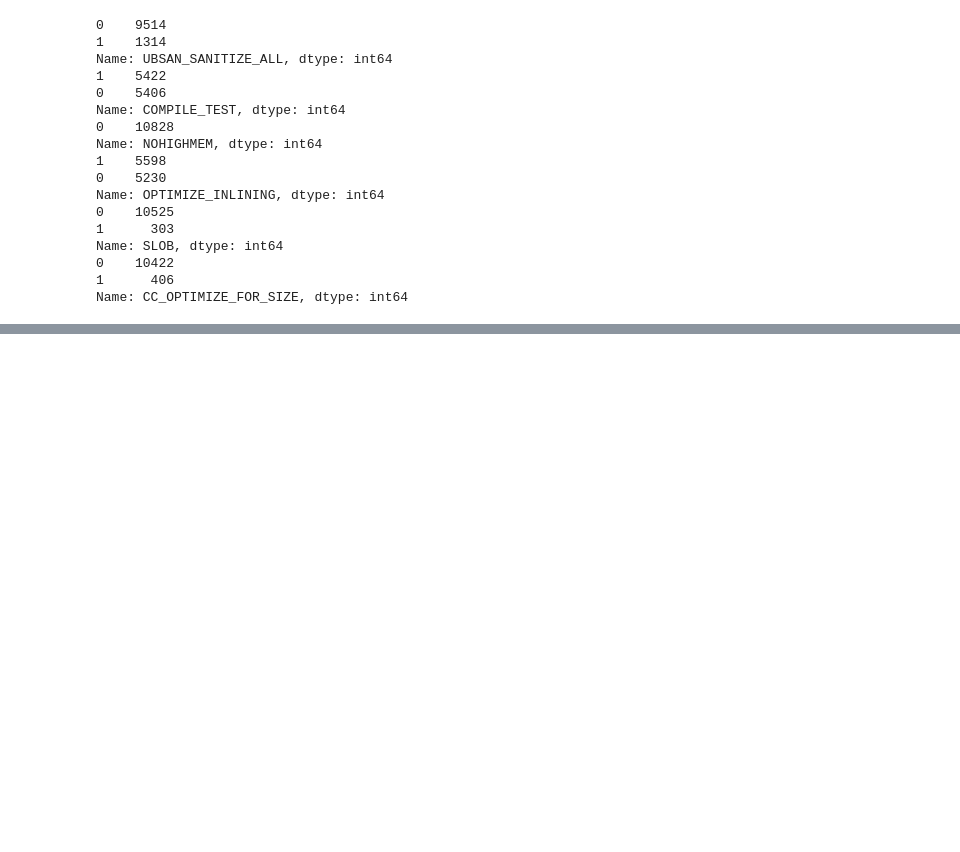
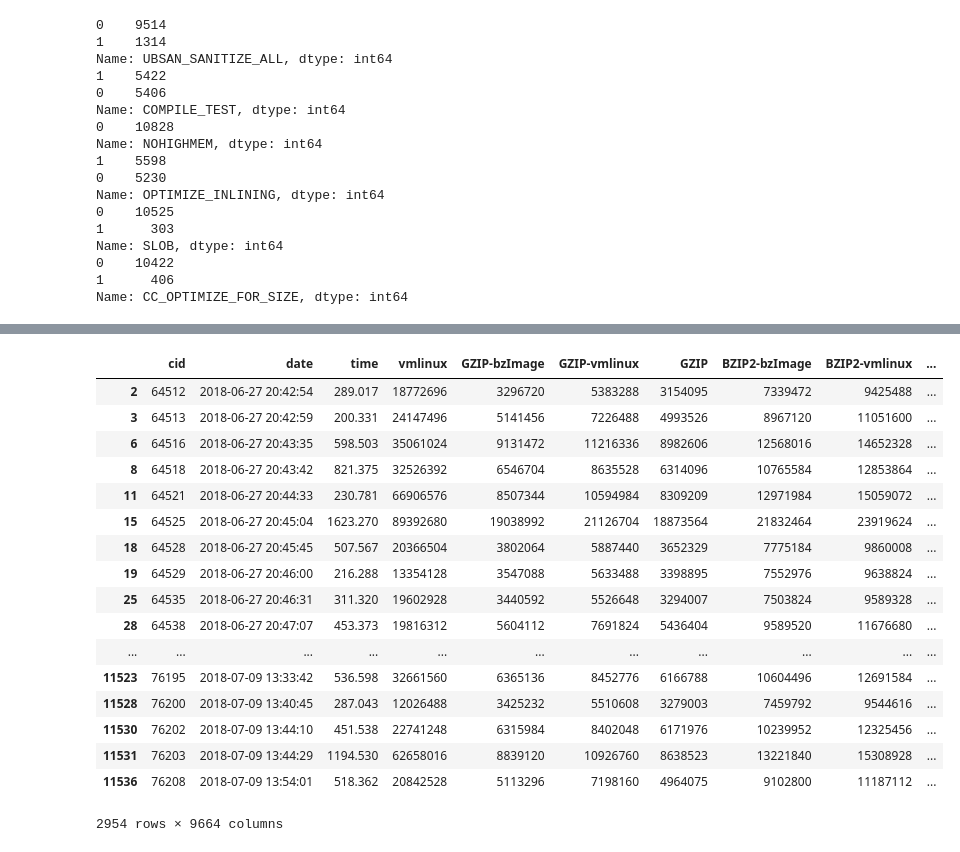
Before and after one commit to garandria/ProjetIrma, a Jupyter notebook: csv_kernels/TUXML-basic.ipynb, the cells around one changed output, grey strips where cells are left out. Saved outputs shown, nothing was run; the diff lists cells and outputs as text; code cells hidden in the pictures; blank space fills up the shorter version.

```diff
--- a/csv_kernels/TUXML-basic.ipynb
+++ b/csv_kernels/TUXML-basic.ipynb
@@ -802,3 +812,27 @@ size_methods = ["vmlinux", "GZIP-bzImage", "GZIP-vmlinux", "GZIP", "BZIP2-bzImag
 #rawtuxdata[rawtuxdata['vmlinux'] == 1168072]#['MODULES']
 # %%
 #tuxdata_dummy2.shape, tuxdata.shape
+# %%
+rawtuxdata[(rawtuxdata['DEBUG_INFO'] == 'n') & (rawtuxdata['GCOV_PROFILE_ALL'] == 'n') & (rawtuxdata['KASAN'] == 'n') & (rawtuxdata['MODULES'] == 'y')]
+#rawtuxdata[(rawtuxdata['MODULES'] == 'y')]['vmlinux'].describe(), rawtuxdata[(rawtuxdata['MODULES'] == 'n')]['vmlinux'].describe()
+#rawtuxdata[(rawtuxdata['UBSAN_SANITIZE_ALL'] == 'y')]
+# [['cid', 'CC_OPTIMIZE_FOR_SIZE', 'DEBUG_INFO_DWARF4', 'KASAN', 'UBSAN_ALIGNMENT', 'X86_NEED_RELOCS', 'RANDOMIZE_BASE', 'GCOV_PROFILE_ALL', 'UBSAN_SANITIZE_ALL', 'DEBUG_INFO', 'MODULES', 'DEBUG_INFO_REDUCED', 'DEBUG_INFO_SPLIT']]
+# %% [output]
+|  | cid | date | time | vmlinux | GZIP-bzImage | GZIP-vmlinux | GZIP | BZIP2-bzImage | BZIP2-vmlinux | ... |
+| 2 | 64512 | 2018-06-27 20:42:54 | 289.017 | 18772696 | 3296720 | 5383288 | 3154095 | 7339472 | 9425488 | ... |
+| 3 | 64513 | 2018-06-27 20:42:59 | 200.331 | 24147496 | 5141456 | 7226488 | 4993526 | 8967120 | 11051600 | ... |
+| 6 | 64516 | 2018-06-27 20:43:35 | 598.503 | 35061024 | 9131472 | 11216336 | 8982606 | 12568016 | 14652328 | ... |
+| 8 | 64518 | 2018-06-27 20:43:42 | 821.375 | 32526392 | 6546704 | 8635528 | 6314096 | 10765584 | 12853864 | ... |
+| 11 | 64521 | 2018-06-27 20:44:33 | 230.781 | 66906576 | 8507344 | 10594984 | 8309209 | 12971984 | 15059072 | ... |
+| 15 | 64525 | 2018-06-27 20:45:04 | 1623.270 | 89392680 | 19038992 | 21126704 | 18873564 | 21832464 | 23919624 | ... |
+| 18 | 64528 | 2018-06-27 20:45:45 | 507.567 | 20366504 | 3802064 | 5887440 | 3652329 | 7775184 | 9860008 | ... |
+| 19 | 64529 | 2018-06-27 20:46:00 | 216.288 | 13354128 | 3547088 | 5633488 | 3398895 | 7552976 | 9638824 | ... |
+| 25 | 64535 | 2018-06-27 20:46:31 | 311.320 | 19602928 | 3440592 | 5526648 | 3294007 | 7503824 | 9589328 | ... |
+| 28 | 64538 | 2018-06-27 20:47:07 | 453.373 | 19816312 | 5604112 | 7691824 | 5436404 | 9589520 | 11676680 | ... |
+| ... | ... | ... | ... | ... | ... | ... | ... | ... | ... | ... |
+| 11523 | 76195 | 2018-07-09 13:33:42 | 536.598 | 32661560 | 6365136 | 8452776 | 6166788 | 10604496 | 12691584 | ... |
+| 11528 | 76200 | 2018-07-09 13:40:45 | 287.043 | 12026488 | 3425232 | 5510608 | 3279003 | 7459792 | 9544616 | ... |
+| 11530 | 76202 | 2018-07-09 13:44:10 | 451.538 | 22741248 | 6315984 | 8402048 | 6171976 | 10239952 | 12325456 | ... |
+| 11531 | 76203 | 2018-07-09 13:44:29 | 1194.530 | 62658016 | 8839120 | 10926760 | 8638523 | 13221840 | 15308928 | ... |
+| 11536 | 76208 | 2018-07-09 13:54:01 | 518.362 | 20842528 | 5113296 | 7198160 | 4964075 | 9102800 | 11187112 | ... |
+2954 rows × 9664 columns
```
Also changed, not shown: parts of 5 cells of this notebook.
